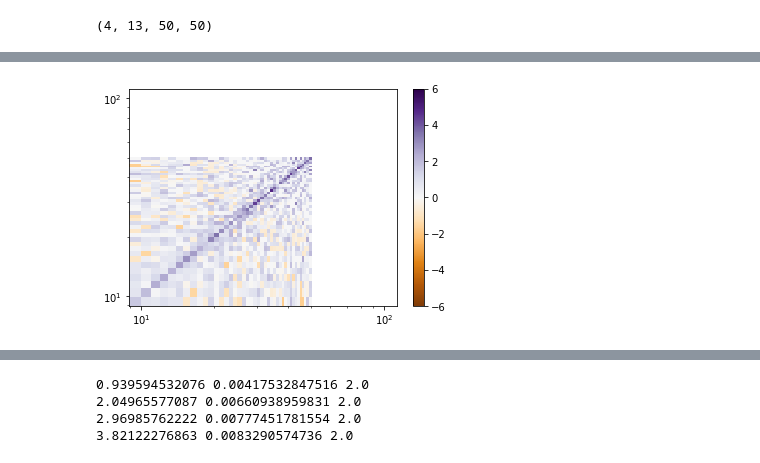
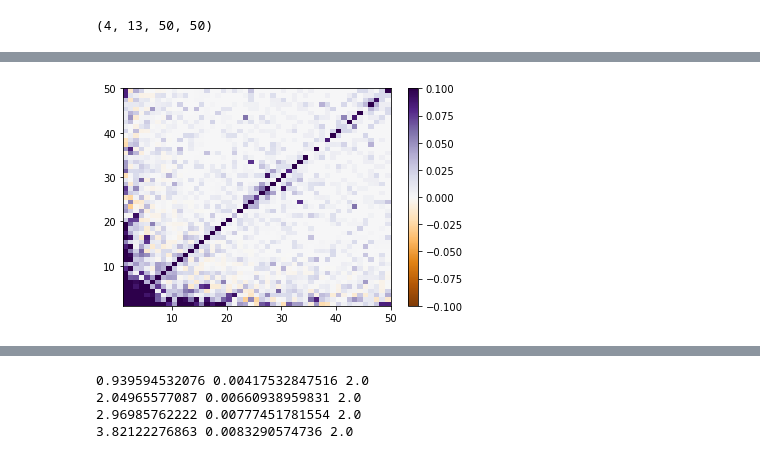
Before and after one commit to dp-rice/multiplemergers, a Jupyter notebook: notebooks/joint_sfs_by_r.ipynb, the cells around one changed output, grey strips where cells are left out. Drawn from its saved outputs; the diff is of its cells as text; code cells hidden in the pictures.

```diff
--- a/notebooks/joint_sfs_by_r.ipynb
+++ b/notebooks/joint_sfs_by_r.ipynb
@@ -90,8 +90,8 @@ First, we'll test everything on a single chromosome arm. Chr2R seems like it has
 test_chrom = '2R'
 maf = np.loadtxt(maf_dir + 'Chr{}.maf.txt.gz'.format(test_chrom), dtype='float16')
 # %%
-w = W[1]
-r = R[1]
+w = W[chroms.index(test_chrom)]
+r = R[chroms.index(test_chrom)]
 print(w.shape, r.shape)
 n_windows = len(w)
 # %% [output]
@@ -277,6 +279,0 @@ plt.show()
-# %%
-for i_d, d in enumerate(d_list):
-    plt.pcolor(PMI[i_d,1:25,1:25])
-    plt.title(d)
-    plt.colorbar()
-    plt.show()
@@ -325,10 +279,0 @@ plt.show()
-# %%
-for i_d, d in enumerate(d_list):
-    diag = np.zeros(50)
-    for i in range(50):
-        diag[i] = np.nanmean(PMI[i_d,:,:].diagonal(offset=i))
-    plt.plot(diag,label=d)
-#plt.ylim([0,1])
-plt.legend()
-plt.show()
-#print(diag[0])
@@ -389,7 +326,8 @@ plt.show()
 [figure]
 # %%
 wPMI_clean = np.copy(wPMI[:,:,1:,1:])
-wPMI_clean[np.isinf(wPMI[:,:,1:,1:])] = np.nan
+wPMI_clean[np.isinf(wPMI[:,:,1:,1:])] = 0
+wPMI_clean[np.isnan(wPMI[:,:,1:,1:])] = 0
 diag = np.nansum(np.diagonal(wPMI_clean, axis1=2, axis2=3), axis=2)
 offdiag = np.nansum(wPMI_clean, axis=(2,3)) - diag
 # %%
@@ -399,10 +357,9 @@ print(wPMI_clean.shape)
 # %%
-PMI_clean = np.copy(PMI[:,:,1:,1:])
-PMI_clean[np.isinf(PMI[:,:,1:,1:])] = 0
-plt.pcolor(PMI_clean[1,0,:,:], cmap='PuOr', vmin=-6, vmax=6)
-plt.xscale('log')
-plt.yscale('log')
+x = np.arange(1,51)
+plt.pcolormesh(x,x,wPMI_clean[0,0,:,:]/PI[0,0]**2, cmap='PuOr', vmin=-0.1, vmax=0.1)
+#plt.xscale('log')
+#plt.yscale('log')
 plt.colorbar()
 plt.show()
 # %% [output]
-[figure, old version]
+[figure, new version]
```
Also changed, not shown: parts of 58 cells of this notebook, 3 other files.
